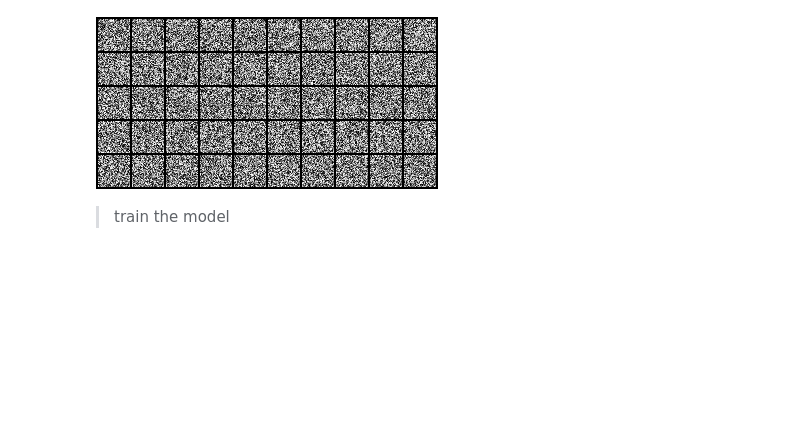
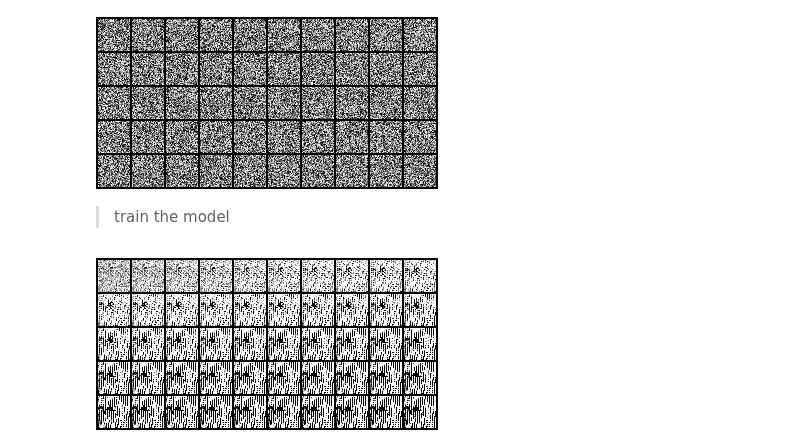
Before and after one commit to prakashjayy/genai, a Jupyter notebook: flow/01_flow.ipynb, the cells around one changed output. Saved outputs shown, nothing was run; the diff lists cells and outputs as text; code cells hidden in the pictures; blank space fills up the shorter version.

```diff
--- a/flow/01_flow.ipynb
+++ b/flow/01_flow.ipynb
@@ -283,3 +280,11 @@ for epoch in range(epochs):
     out = (out+1)/2
     img = torchvision.transforms.ToPILImage()(torchvision.utils.make_grid(out[0].clamp(-1, 1).cpu(), nrow=10, normalize=True))
     img.save(f"generated/generated_images_{epoch}.png")
+# %%
+ema_model.eval()
+out = sample_images(ema_model, 4, device)
+out = (out+1)/2
+img = torchvision.transforms.ToPILImage()(torchvision.utils.make_grid(out[0].clamp(-1, 1).cpu(), nrow=10, normalize=True))
+img
+# %% [output]
+[figure, added]
```
Also changed, not shown: parts of 3 cells of this notebook.
